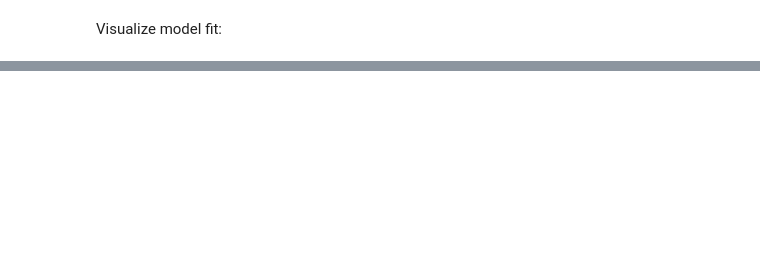
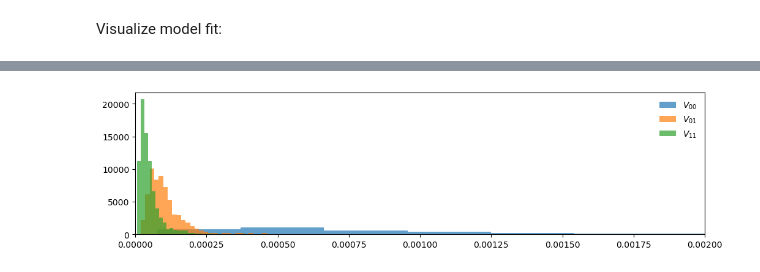
Before and after one commit to UncertaintyInComplexSystems/bamojax, a Jupyter notebook: bamojax/examples/bnp/independent_wishart_process_regression.ipynb, the cells around one changed output, grey strips where cells are left out. Drawn from its saved outputs; the diff is of its cells as text; code cells hidden in the pictures; blank space fills up the shorter version.

```diff
--- a/bamojax/examples/bnp/independent_wishart_process_regression.ipynb
+++ b/bamojax/examples/bnp/independent_wishart_process_regression.ipynb
@@ -317,0 +503,17 @@ for i, ax in enumerate(axes):
+# %%
+def L2V(Lvec):
+    L = vec2tril(Lvec, 2)
+    V = jnp.dot(L.T, L)
+    return V
+
+#
+V_samples = jax.vmap(L2V)(results_dict['final_state'].particles['L_vec'])
+
+plt.figure(figsize=(12, 3))
+plt.hist(V_samples[:, 0, 0], density=True, alpha=0.7, bins=30, label=r'$V_{00}$')
+plt.hist(V_samples[:, 0, 1], density=True, alpha=0.7, bins=30, label=r'$V_{01}$')
+plt.hist(V_samples[:, 1, 1], density=True, alpha=0.7, bins=30, label=r'$V_{11}$')
+plt.legend(frameon=False)
+plt.xlim([0, 0.002]);
+# %% [output]
+[figure, added]
```
Also changed, not shown: parts of 30 cells of this notebook, 6 other files.
